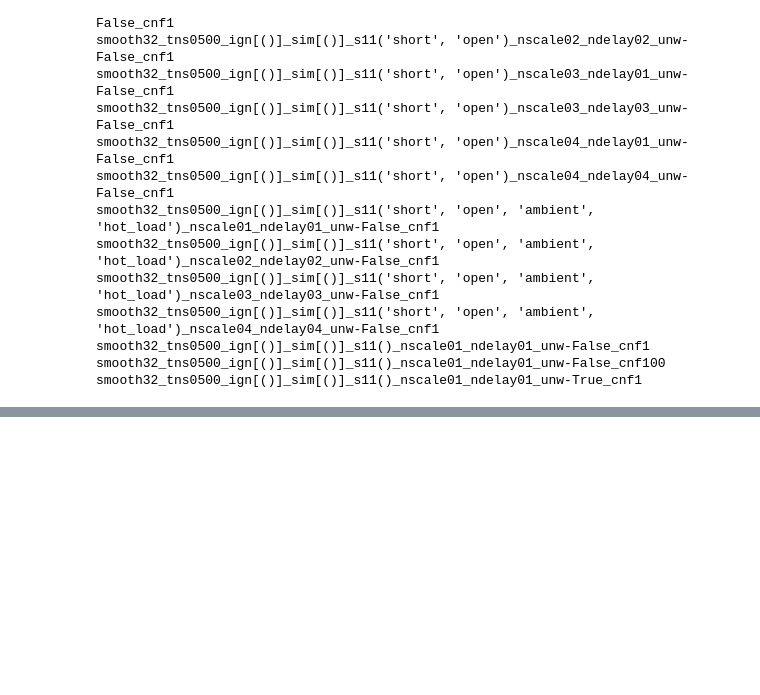
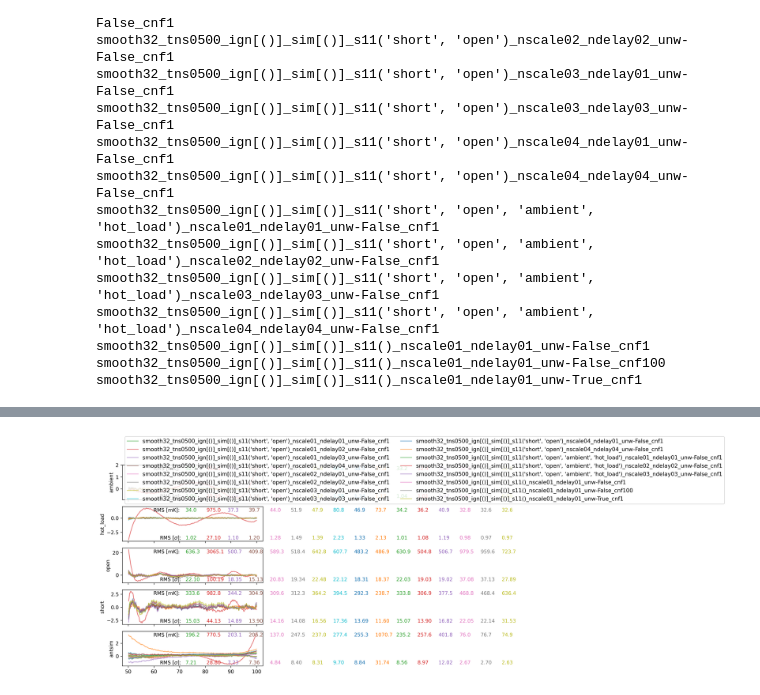
Before and after one commit to edges-collab/bayesian-calibration, a Jupyter notebook: alan-precal.ipynb, the cells around one changed output, grey strips where cells are left out. Cells and saved outputs as stored; diff of their text form; code cells hidden in the pictures; blank space fills up the shorter version.

```diff
--- a/alan-precal.ipynb
+++ b/alan-precal.ipynb
@@ -66,0 +234,43 @@ FileNotFoundError: [Errno 2] No such file or directory: "outputs/alan_precal/smo
+# %%
+antsim = calobs32.new_load('AntSim1', io_obj = utils.calobs.metadata['io'])
+# %%
+these_loads = {**calobs32.loads, **{'antsim': antsim}}
+# %%
+fig, ax = plt.subplots(5, 1, figsize=(1.5*nutl.single_width, 2.2*nutl.single_width), sharex=True)
+
+
+n = 0
+for j, (name, lk) in enumerate(cal_lks.items()):
+    if name not in cal_lk_res:
+        continue
+
+    for i, (src, load) in enumerate(these_loads.items()):
+        a, b = lk.get_linear_coefficients(
+            freq=calobs32.freq.freq.to_value("MHz"), labcal=utils.get_labcal(calobs32), params=cal_lk_res[name].x, load=load
+        )
+
+        cal = calobs32.t_load_ns * a * load.spectrum.averaged_Q + a * 300 + b
+
+        res = cal - load.temp_ave
+        ax[i].plot(calobs32.freq.freq, res, label=name, alpha=0.6, color=f'C{j+2}')
+
+        if j==0:
+            ax[i].text(0.42, 0.85, "RMS [mK]: ", transform=ax[i].transAxes, horizontalalignment='right')
+        ax[i].text(0.45 + n*0.15, 0.85, f"{np.sqrt(np.mean(np.square(res)))*1000:.1f}", color=f"C{j+2}", transform=ax[i].transAxes)
+
+        tns = lk.t_ns_model.model(parameters=cal_lk_res[name].x[:calobs32.cterms])
+        res2 = res / np.sqrt(load.spectrum.variance_Q / load.spectrum.n_integrations) / tns
+
+        if j==0:
+            ax[i].text(0.42, 0.05, "RMS [$\sigma$]: ",transform=ax[i].transAxes, horizontalalignment='right')
+        ax[i].text(0.45 + n*0.15, 0.05, f"{np.sqrt(np.mean(np.square(res2))):.2f}", color=f"C{j+2}", transform=ax[i].transAxes)
+
+        ax[i].set_ylabel(src)
+
+    n += 1
+
+ax[0].legend(ncol=2, bbox_to_anchor=(0,0.95, 0, 0.95), loc="upper left")
+plt.tight_layout()
+plt.savefig("plots/lab_residuals.pdf")
+# %% [output]
+[figure, added]
```
Also changed, not shown: parts of 11 cells of this notebook, 1 other file.
